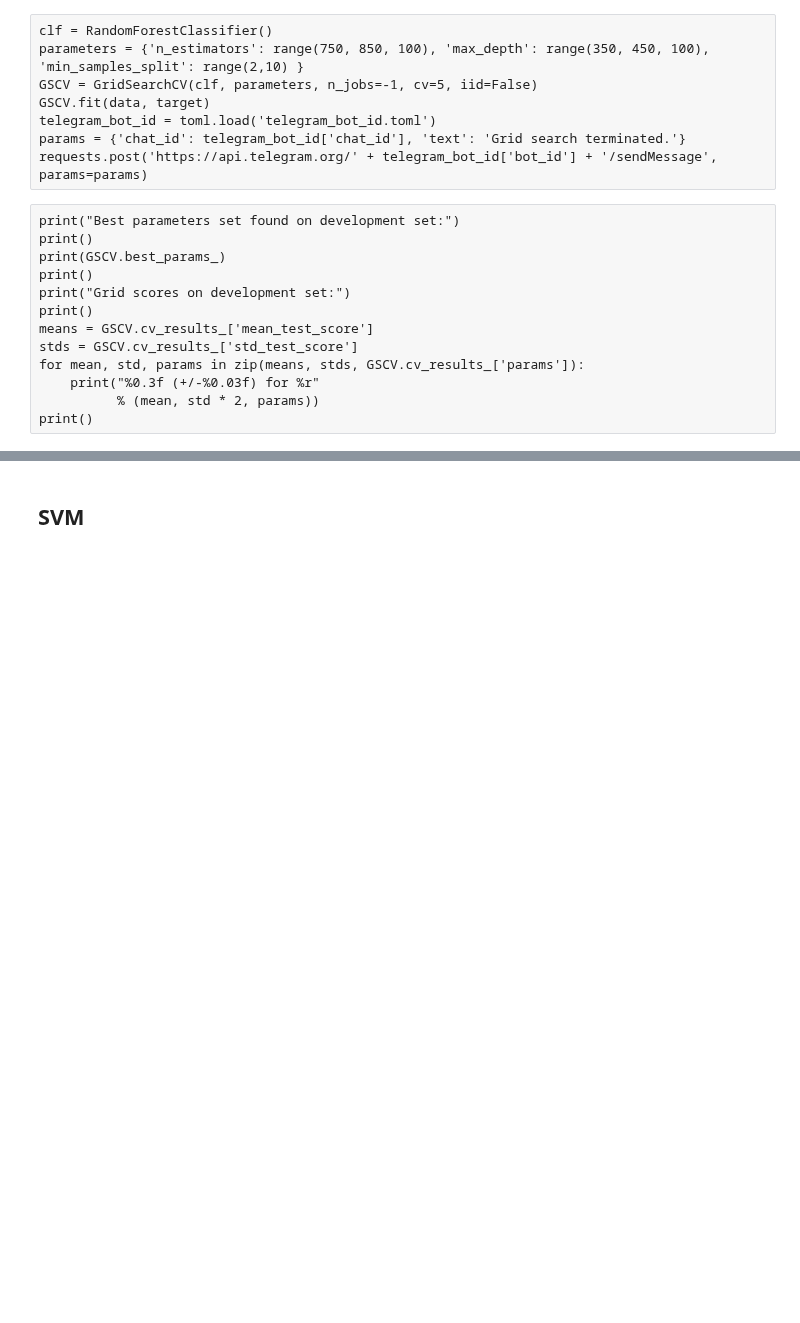
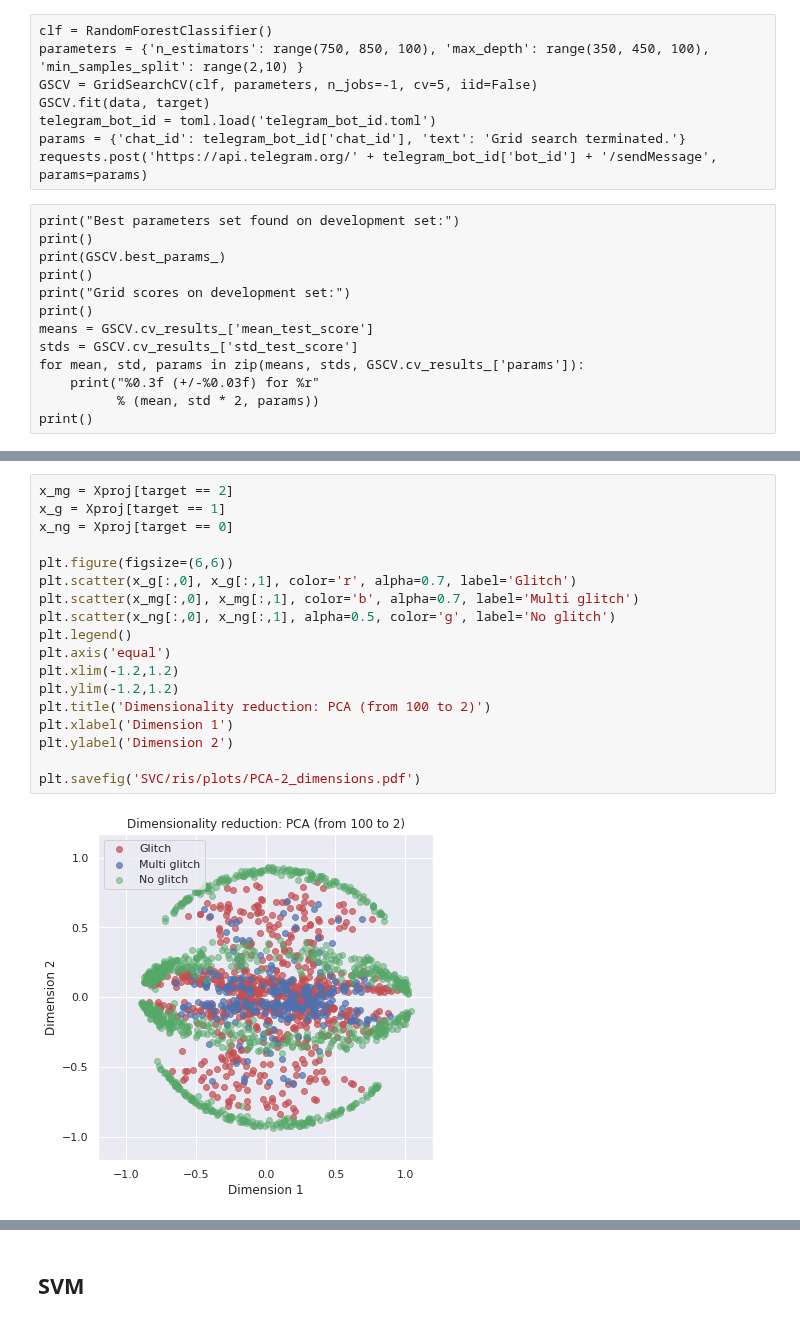
Before and after one commit to Paolo97Gll/bachelor_thesis, a Jupyter notebook: ml_models/ml_model-test.ipynb, the cells around one changed output, grey strips where cells are left out. Drawn from its saved outputs; the diff is of its cells as text; blank space fills up the shorter version.

```diff
--- a/ml_models/ml_model-test.ipynb
+++ b/ml_models/ml_model-test.ipynb
@@ -157,3 +178,23 @@ Xproj = pca.fit_transform(normalize(data))
+# %%
+x_mg = Xproj[target == 2]
+x_g = Xproj[target == 1]
+x_ng = Xproj[target == 0]
+
+plt.figure(figsize=(6,6))
+plt.scatter(x_g[:,0], x_g[:,1], color='r', alpha=0.7, label='Glitch')
+plt.scatter(x_mg[:,0], x_mg[:,1], color='b', alpha=0.7, label='Multi glitch')
+plt.scatter(x_ng[:,0], x_ng[:,1], alpha=0.5, color='g', label='No glitch')
+plt.legend()
+plt.axis('equal')
+plt.xlim(-1.2,1.2)
+plt.ylim(-1.2,1.2)
+plt.title('Dimensionality reduction: PCA (from 100 to 2)')
+plt.xlabel('Dimension 1')
+plt.ylabel('Dimension 2')
+
+plt.savefig('SVC/ris/plots/PCA-2_dimensions.pdf')
+# %% [output]
+[figure, added]
 # %%
 import matplotlib.pyplot as plt
 from mpl_toolkits.mplot3d import axes3d, Axes3D #<-- Note the capitalization!
```
Also changed, not shown: parts of 8 cells of this notebook.
